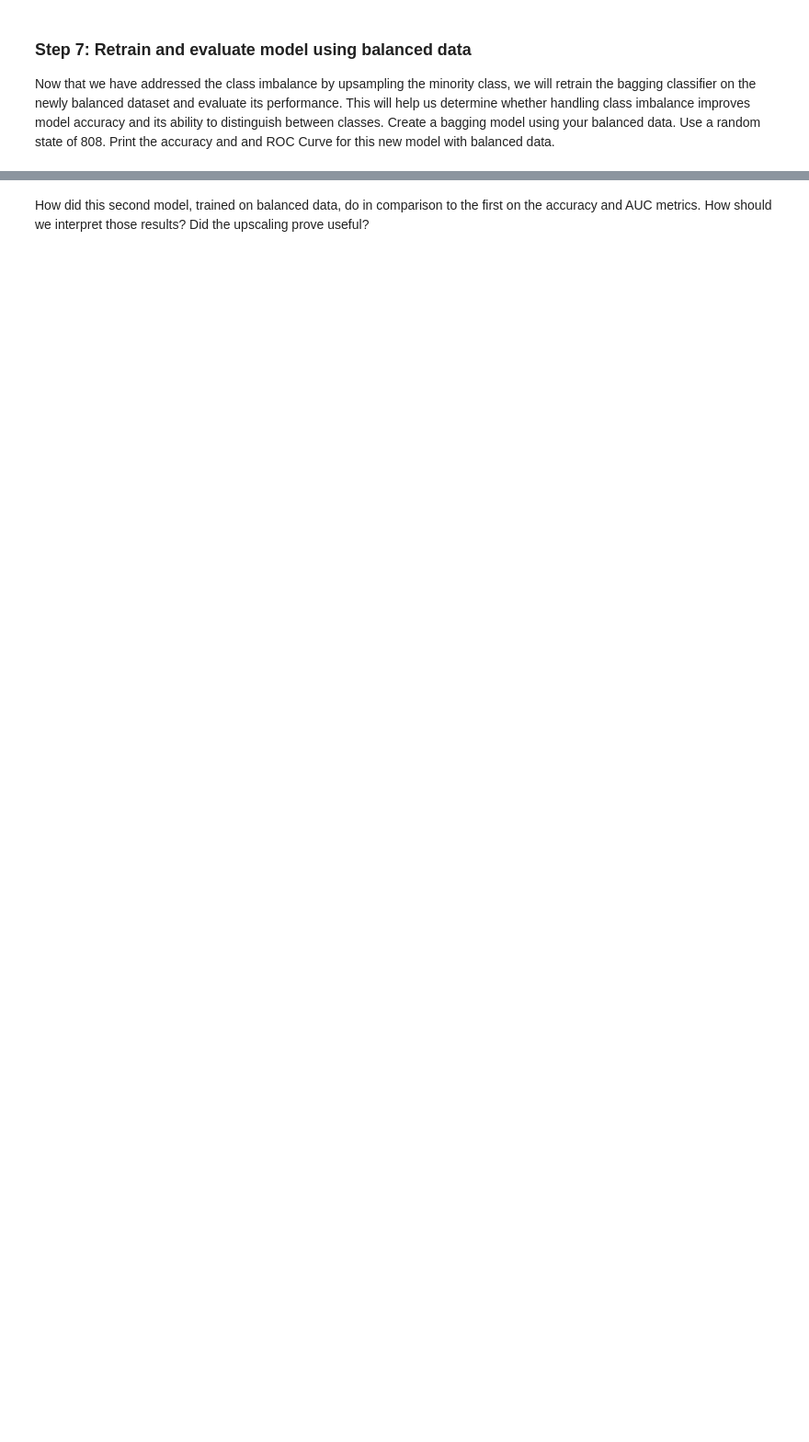
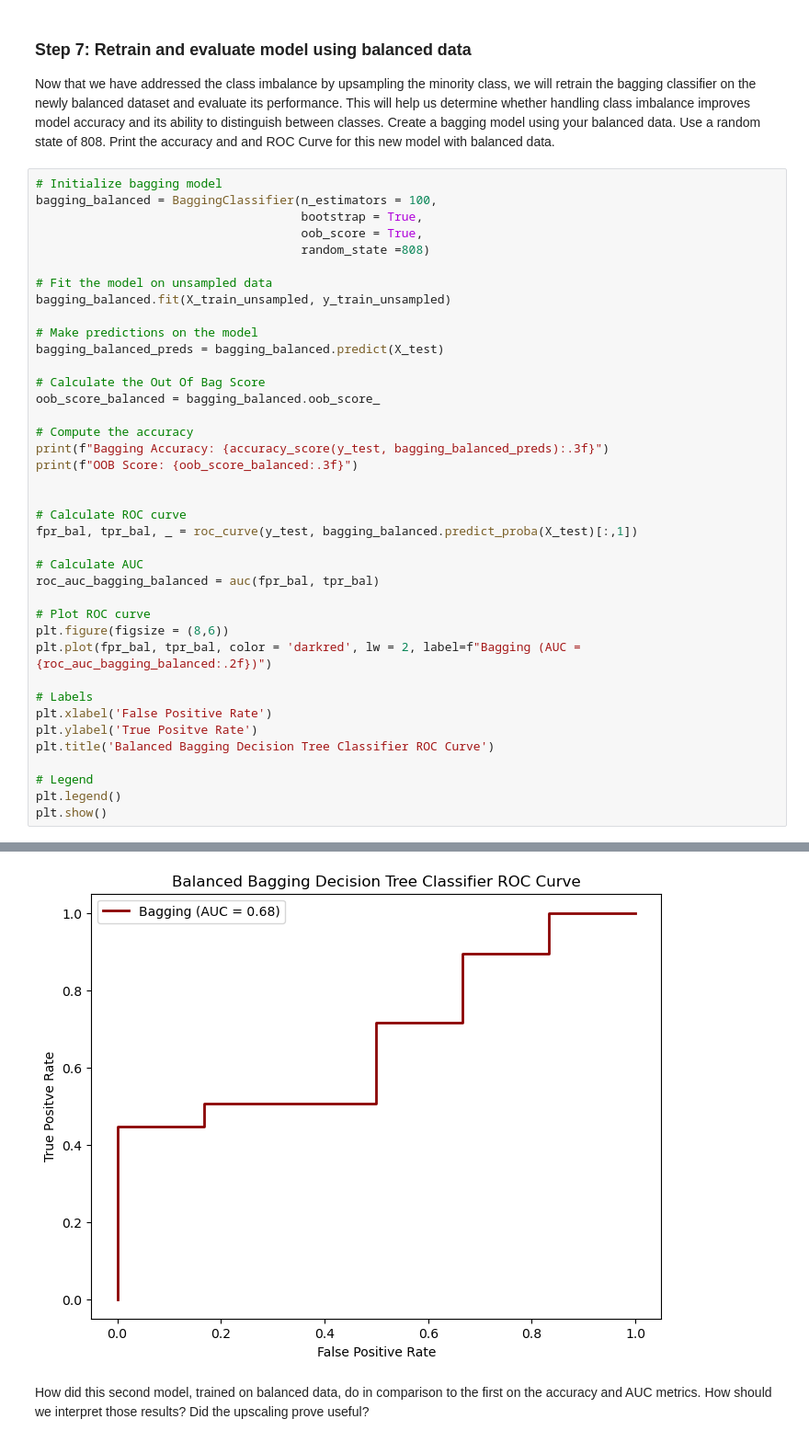
Before and after one commit to jordancsibley/EDS232-labs, a Jupyter notebook: Week5/lab5-birds.ipynb, the cells around one changed output, grey strips where cells are left out. Shown: that part at 92% size. Drawn from its saved outputs; the diff is of its cells as text; blank space fills up the shorter version.

```diff
--- a/Week5/lab5-birds.ipynb
+++ b/Week5/lab5-birds.ipynb
@@ -206,3 +239,43 @@ Merge the original majority class with the newly upsampled minority class.
 ### Step 7: Retrain and evaluate model using balanced data
 
 Now that we have addressed the class imbalance by upsampling the minority class, we will retrain the bagging classifier on the newly balanced dataset and evaluate its performance. This will help us determine whether handling class imbalance improves model accuracy and its ability to distinguish between classes. Create a bagging model using your balanced data. Use a random state of 808. Print the accuracy and and ROC Curve for this new model with balanced data.
+# %%
+# Initialize bagging model
+bagging_balanced = BaggingClassifier(n_estimators = 100,
+                                     bootstrap = True,
+                                     oob_score = True,
+                                     random_state =808)
+
+# Fit the model on unsampled data
+bagging_balanced.fit(X_train_unsampled, y_train_unsampled)
+
+# Make predictions on the model
+bagging_balanced_preds = bagging_balanced.predict(X_test)
+
+# Calculate the Out Of Bag Score
+oob_score_balanced = bagging_balanced.oob_score_
+
+# Compute the accuracy
+print(f"Bagging Accuracy: {accuracy_score(y_test, bagging_balanced_preds):.3f}")
+print(f"OOB Score: {oob_score_balanced:.3f}")
+
+
+# Calculate ROC curve
+fpr_bal, tpr_bal, _ = roc_curve(y_test, bagging_balanced.predict_proba(X_test)[:,1])
+
+# Calculate AUC
+roc_auc_bagging_balanced = auc(fpr_bal, tpr_bal)
+
+# Plot ROC curve
+plt.figure(figsize = (8,6))
+plt.plot(fpr_bal, tpr_bal, color = 'darkred', lw = 2, label=f"Bagging (AUC = {roc_auc_bagging_balanced:.2f})")
+
+# Labels
+plt.xlabel('False Positive Rate')
+plt.ylabel('True Positve Rate')
+plt.title('Balanced Bagging Decision Tree Classifier ROC Curve')
+
+# Legend
+plt.legend()
+plt.show()
+# %% [output]
@@ -209,2 +284,3 @@ Now that we have addressed the class imbalance by upsampling the minority class,
+[figure, added]
 # %% [markdown]
 How did this second model, trained on balanced data, do in comparison to the first on the accuracy and AUC metrics.  How should we interpret those results?  Did the upscaling prove useful?
```
Also changed, not shown: parts of 12 cells of this notebook.
